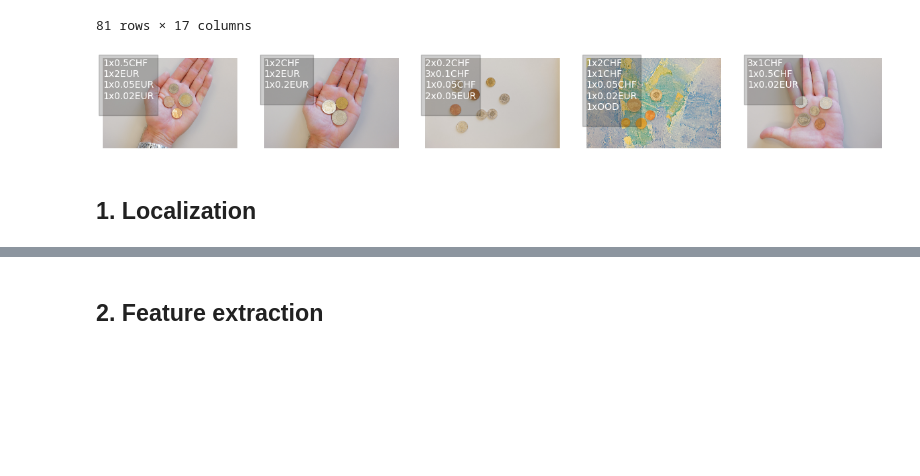
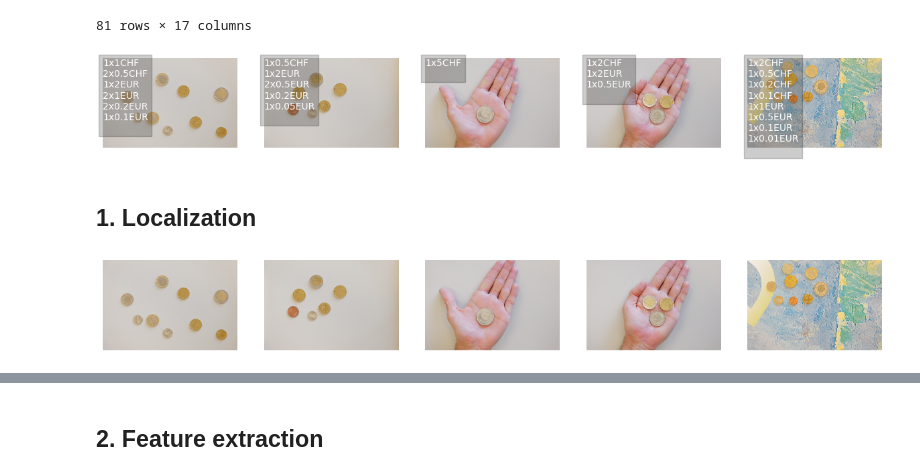
Before and after one commit to avray02/iapr_proj, a Jupyter notebook: coin_counter.ipynb, the cells around one changed output, grey strips where cells are left out. Saved outputs shown, nothing was run; the diff lists cells and outputs as text; code cells hidden in the pictures; blank space fills up the shorter version.

```diff
--- a/coin_counter.ipynb
+++ b/coin_counter.ipynb
@@ -59,13 +59,23 @@ y = data.loc[:,'5CHF':].values
 
 labels = data.loc[:,'5CHF':].columns
 # %%
+random.seed(42)
 sample = random.sample(range(len(x)), k=5)
 
 x_sample = [x[i] for i in sample]
 y_sample = y[sample]
+del x
+del y
 
 plot_images(images=x_sample, coins=y_sample, n_cols=5)
 # %% [output]
-[figure, old version]
+[figure, new version]
 # %% [markdown]
 ## 1. Localization
+# %%
+x_test = [x_sample[i] for i in [0,1,2,3,4]]
+y_test = y_sample[[0,1,2,3,4]]
+
+plot_images(images=x_test, n_cols=5)
+# %% [output]
+[figure, added]
```
Also changed, not shown: parts of 1 cell of this notebook, 1 other file.
